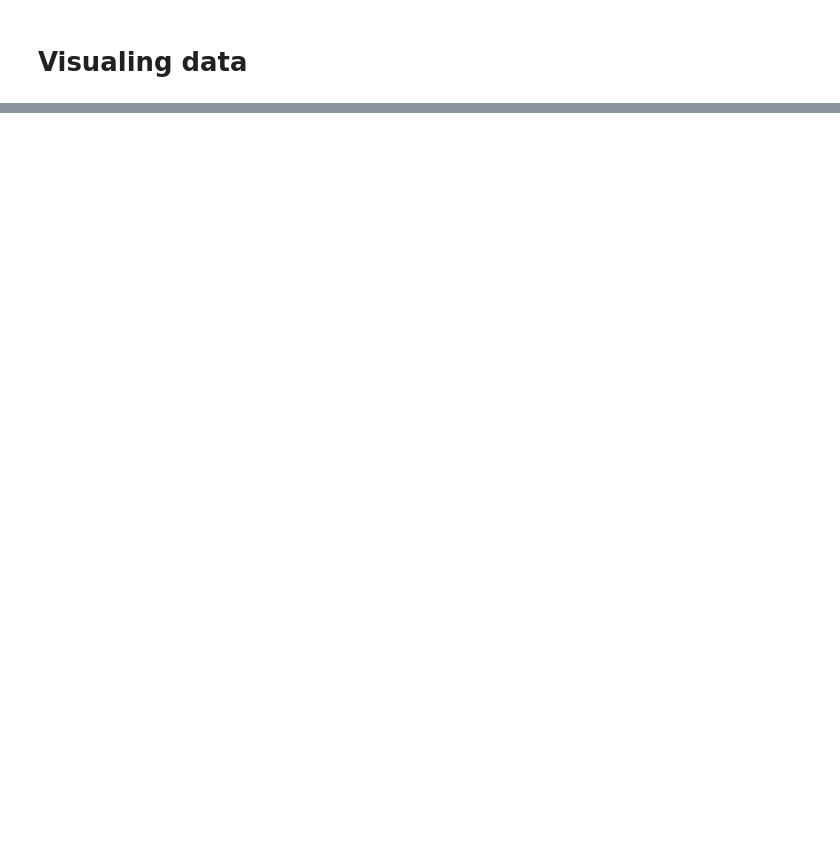
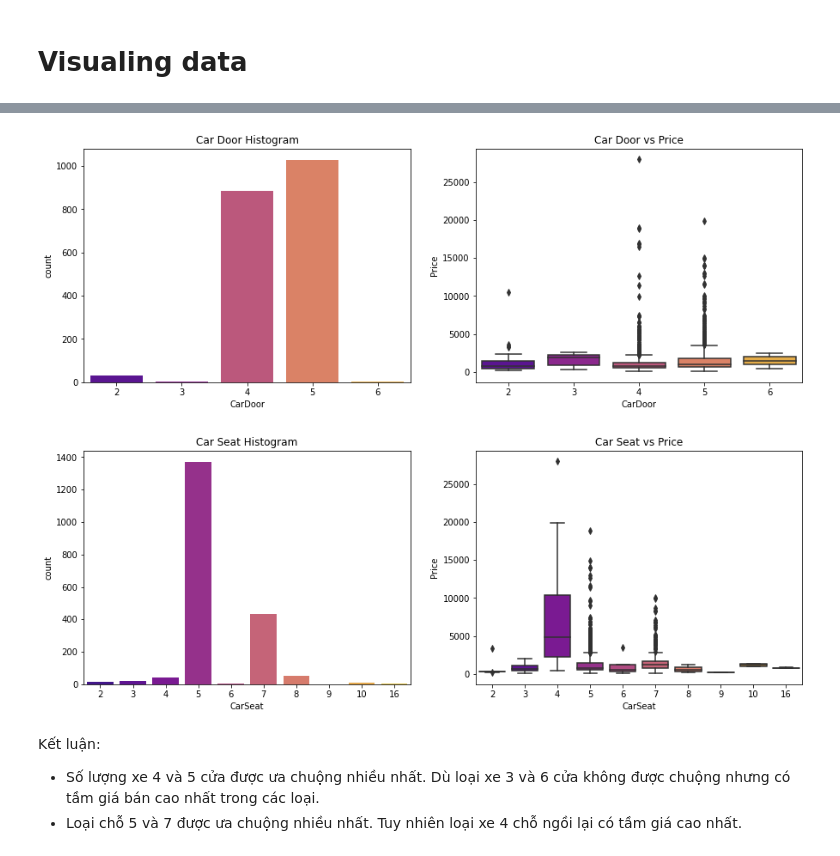
Before and after one commit to Kim-bk/car-price-prediction, a Jupyter notebook: Kim/linear_regression.ipynb, the cells around one changed output, grey strips where cells are left out. Cells and saved outputs as stored; diff of their text form; code cells hidden in the pictures; blank space fills up the shorter version.

```diff
--- a/Kim/linear_regression.ipynb
+++ b/Kim/linear_regression.ipynb
@@ -193,0 +191,31 @@ Text(0, 0.5, 'Avg Price (Dollars)')
+# %%
+plt.figure(figsize=(15,5))
+
+plt.subplot(1,2,1)
+plt.title('Car Door Histogram')
+sns.countplot(cars.CarDoor, palette=("plasma"))
+
+plt.subplot(1,2,2)
+plt.title('Car Door vs Price')
+sns.boxplot(x=cars.CarDoor, y=cars.Price, palette=("plasma"))
+
+plt.show()
+
+plt.figure(figsize=(15,5))
+
+plt.subplot(1,2,1)
+plt.title('Car Seat Histogram')
+sns.countplot(cars.CarSeat, palette=("plasma"))
+
+plt.subplot(1,2,2)
+plt.title('Car Seat vs Price')
+sns.boxplot(x=cars.CarSeat, y=cars.Price, palette=("plasma"))
+
+plt.show()
+# %% [output]
+[figure, added]
+[figure, added]
+# %% [markdown]
+Kết luận:
+- Số lượng xe 4 và 5 cửa được ưa chuộng nhiều nhất. Dù loại xe 3 và 6 cửa không được chuộng nhưng có tầm giá bán cao nhất trong các loại.
+- Loại chỗ 5 và 7 được ưa chuộng nhiều nhất. Tuy nhiên loại xe 4 chỗ ngồi lại có tầm giá cao nhất.
```
Also changed, not shown: parts of 40 cells of this notebook.
